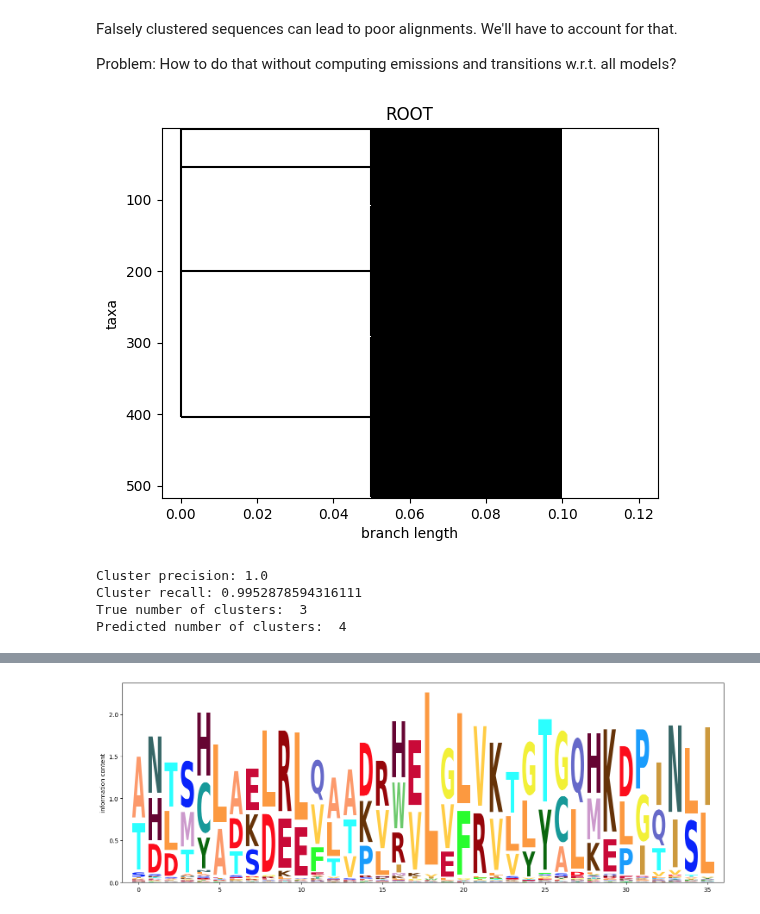
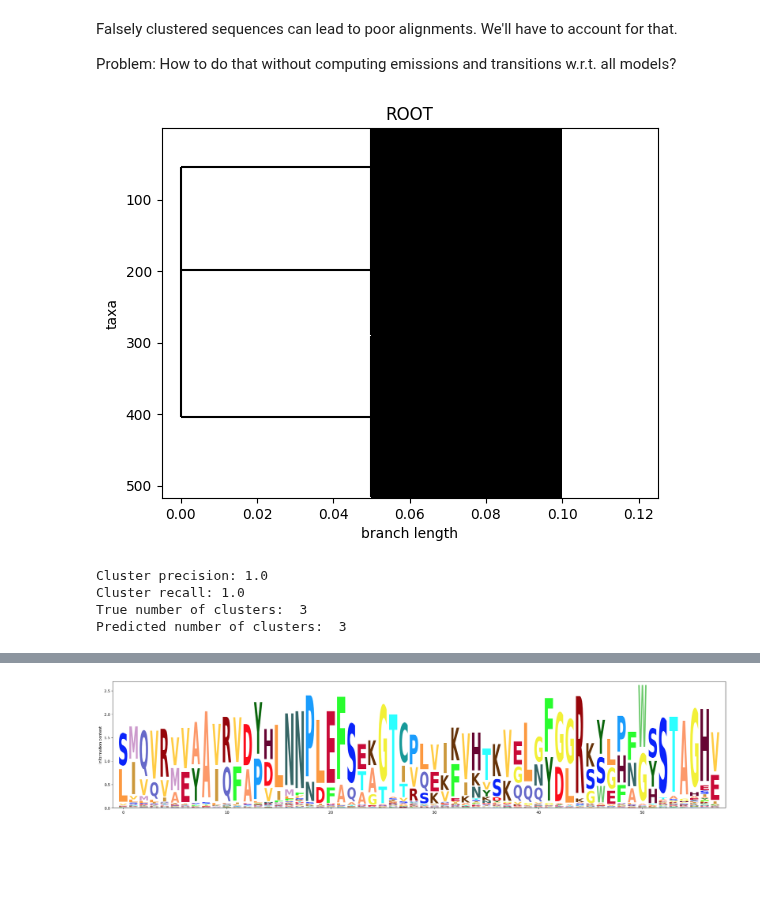
Before and after one commit to Gaius-Augustus/learnMSA, a Jupyter notebook: learnMSA_tree_demo.ipynb, the cells around one changed output, grey strips where cells are left out. Drawn from its saved outputs; the diff is of its cells as text; code cells hidden in the pictures; blank space fills up the shorter version.

Commit message:
first prototype of the new alignment modes

```diff
--- a/learnMSA_tree_demo.ipynb
+++ b/learnMSA_tree_demo.ipynb
@@ -42,13 +33,14 @@ suffix = "_short"
 
 # unaligned sequences
 train_filename = f"../trees/data/dev_msa/{name}{suffix}.unaligned.fa"
+
 # reference alignment of all sequences
 ref_filename = f"../trees/data/dev_msa/{name}{suffix}.fa"
 # tree used to generate the sequences
 tree_filename = f"../trees/data/dev_trees/{name}.nwk"
 
 # number of distinct pHMMs
-num_models = 5
+num_models = 1
 # %%
 ## Real tree used to generate the data
 true_tree : Clustering.TreeHandler = Clustering.TreeHandler.read(tree_filename)
@@ -61,11 +53,11 @@ Falsely clustered sequences can lead to poor alignments. We'll have to account f
 Problem: How to do that without computing emissions and transitions w.r.t. all models?
 # %%
 # compute a clustering from the unaligned sequences and a rough initial tree with short branches
-clustering : pd.DataFrame = Clustering.compute_clustering(train_filename, cluster_seq_id=0.01, linear=False)
+clustering : pd.DataFrame = Clustering.compute_clustering(train_filename, cluster_seq_id=0.1, linear=False)
 tree_handler = Clustering.cluster_tree(clustering, branch_length=0.05)
 tree_handler.draw(no_labels=True)
 # %% [output]
-[figure, old version]
+[figure, new version]
 # %%
 # compute cluster precision
 true_cluster_indices = true_tree.get_parent_indices_by_height(0)
@@ -92,9 +84,9 @@ print("True number of clusters: ", true_tree.num_anc-1)
 print("Predicted number of clusters: ", tree_handler.num_anc-1)
 # %% [output]
 Cluster precision: 1.0
-Cluster recall: 0.9952878594316111
+Cluster recall: 1.0
 True number of clusters:  3
-Predicted number of clusters:  4
+Predicted number of clusters:  3
 # %%
 def encoder_weight_extractor(encoder_model : tf.keras.Model):
    K = -3.0 # default value if no kernel is found
@@ -106,8 +98,9 @@ def encoder_weight_extractor(encoder_model : tf.keras.Model):
    return [Initializers.ConstantInitializer(K)] + Initializers.make_LG_init(num_models)
 # %%
 surgery_runs = 2
-warmup_epochs = 5
-use_tree_transitioner = False
+warmup_surgery_runs = 1
+warmup_epochs = [3,1,3]
+use_tree_transitioner = True
 
 out_filename = "test/data/interactive_alignment_tree.fasta"
 with SequenceDataset(train_filename, fmt="fasta") as data:
@@ -118,14 +111,22 @@ with SequenceDataset(train_filename, fmt="fasta") as data:
     # cropping
     warmup_config["crop_long_seqs"] = int(np.ceil(2 * np.mean(data.seq_lens)))
     # short initial model, focus on important sites
-    warmup_config["len_mul"] = 0.8
+    warmup_config["len_mul"] = 0.5
+    warmup_config["length_init_quantile"] = 0.9
     # no surgery, only a few epochs of warmup
-    warmup_config["max_surgery_runs"] = 1
-    warmup_config["epochs"][0] = warmup_epochs
+    # warmup_config["max_surgery_runs"] = warmup_surgery_runs
+    # be generous with insertions and deletions
+    # warmup_config["surgery_ins"] = 0.1
+    # warmup_config["surgery_del"] = 0.1
+    warmup_config["epochs"] = warmup_epochs
 
     print("Warmup of", warmup_config["num_models"], "models.")
 
-    warmup_alignment_model = Align.fit_and_align(data, warmup_config, verbose=False)
+    emission_kernel_dummy = warmup_config["emitter"].emission_init[0]
+    transition_kernel_dummy = warmup_config["transitioner"].transition_init[0]
+    flank_init_kernel_dummy = warmup_config["transitioner"].flank_init[0]
+
+    warmup_alignment_model = Align.fit_and_align(data, warmup_config)
     warmup_emitter = warmup_alignment_model.msa_hmm_layer.cell.emitter[0]
     warmup_transitioner = warmup_alignment_model.msa_hmm_layer.cell.transitioner
 
@@ -135,7 +136,7 @@ with SequenceDataset(train_filename, fmt="fasta") as data:
     cluster_factor = (tree_handler.num_anc-1) / data.num_seq
     config = Configuration.make_default(num_models,
                                         tree_handler=tree_handler,
-                                        tree_loss_weight=cluster_factor,
+                                        tree_loss_weight=1.,#cluster_factor,
                                         use_tree_transitioner=use_tree_transitioner)
 
     # initialize with the warmup parameters
@@ -158,29 +159,32 @@ with SequenceDataset(train_filename, fmt="fasta") as data:
             F = F[np.newaxis,:]
         config["transitioner"].flank_init.append(Initializers.ConstantInitializer(F))
 
-    config["emission_kernel_dummy"] = warmup_emitter.emission_init[0]
-    config["transition_kernel_dummy"] = warmup_transitioner.transition_init[0]
-    config["flank_init_kernel_dummy"] = warmup_transitioner.flank_init[0]
+    config["emission_kernel_dummy"] = emission_kernel_dummy
+    config["transition_kernel_dummy"] = transition_kernel_dummy
+    config["flank_init_kernel_dummy"] = flank_init_kernel_dummy
 
     # main alignment with tree
     config["max_surgery_runs"] = surgery_runs
-    config["len_mul"] = 1.0 if surgery_runs == 1 else 0.8
 
     # making these smaller than 50%, the default, is required to account for
     # insertions in smaller clusters or deletions in larger clusters
-    config["surgery_ins"] = 0.2
-    config["surgery_del"] = 0.2
+    # config["surgery_ins"] = 0.2
+    # config["surgery_del"] = 0.2
+
+    #config["learning_rate"] = 0.05
 
     config["crop_long_seqs"] = int(np.ceil(2 * np.mean(data.seq_lens))) #comment out to disable cropping
-    config["encoder_weight_extractor"] = encoder_weight_extractor
+    #config["encoder_weight_extractor"] = encoder_weight_extractor
     config["model_criterion"] = "loglik_with_tree"
 
     initial_model_length_callback = partial(Align.get_initial_model_lengths, random=False)
-    alignment_model = Align.run_learnMSA(data,
-                                        out_filename,
-                                        config,
-                                        initial_model_length_callback=lambda data, config : warmup_emitter.lengths,
-                                        verbose=True,
-                                        align_insertions=True,
-                                        A2M_output=False) #required to sum fastSP
+    alignment_model = Align.run_learnMSA(
+        data,
+        out_filename,
+        config,
+        initial_model_length_callback=lambda data, config : warmup_emitter.lengths,
+        verbose=True,
+        align_insertions=True,
+        A2M_output=False #required to sum fastSP
+    )
 # %% [output]
@@ -203,2 +207,2 @@ time for generating output: 1.5030
 Wrote file test/data/interactive_alignment_tree.fasta
-[figure, old version]
+[figure, new version]
```
Also changed, not shown: parts of 8 cells of this notebook, 19 other files.
